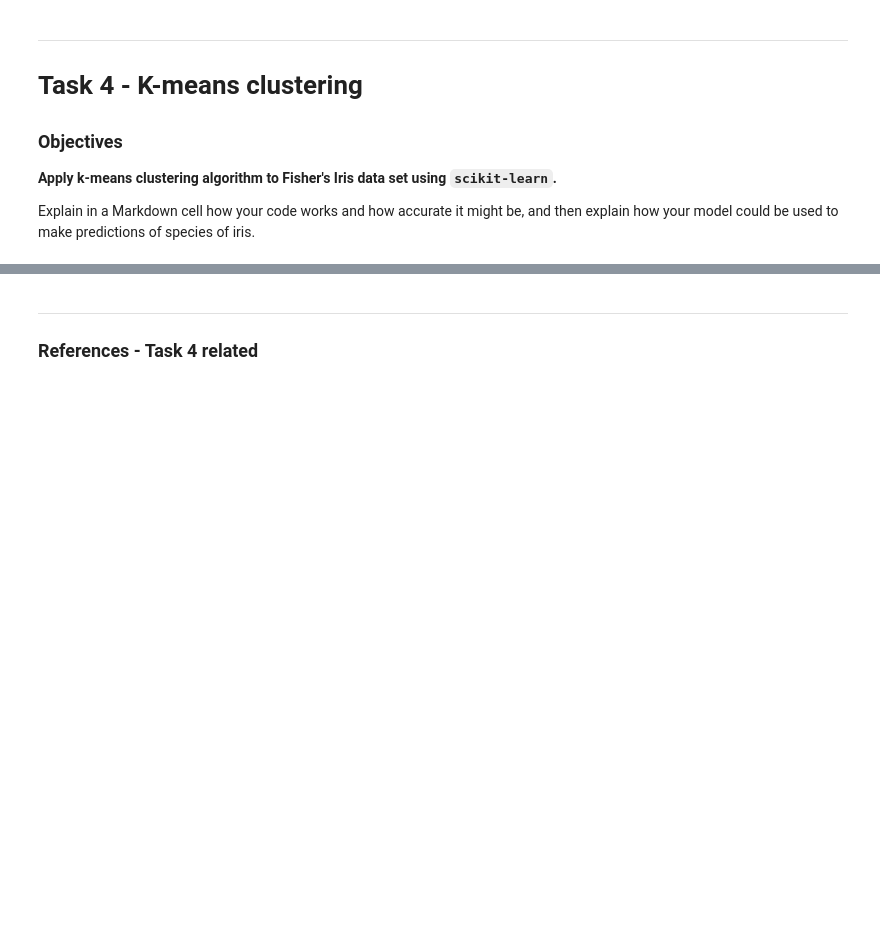
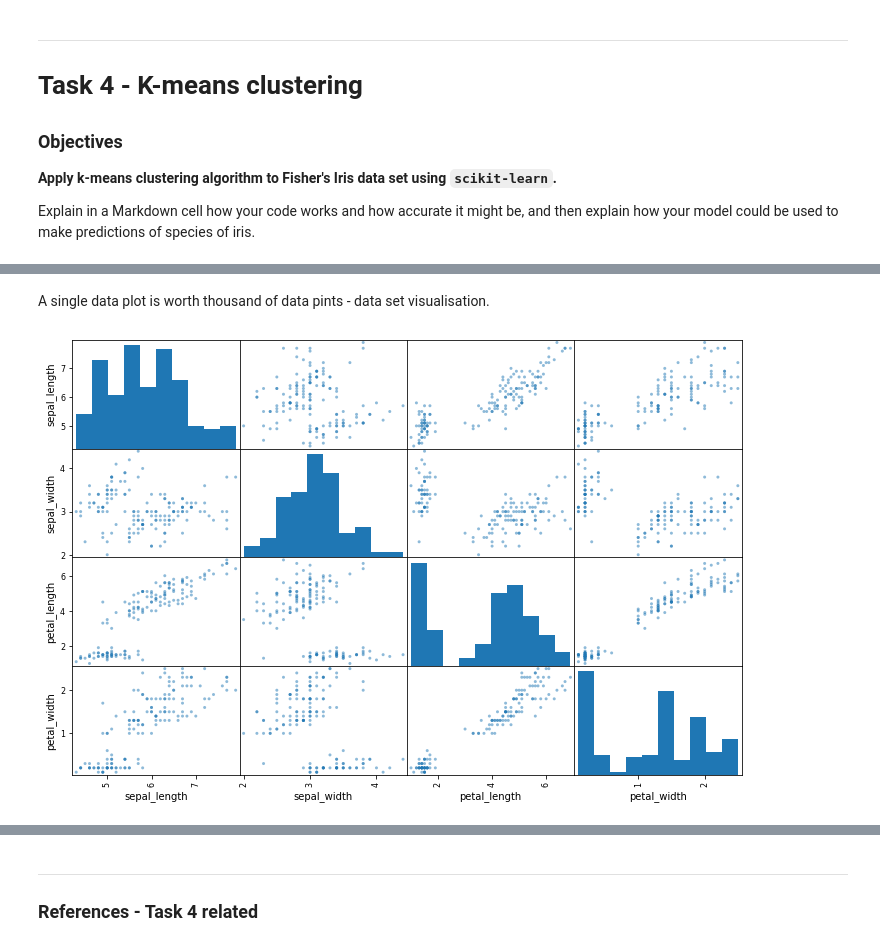
Before and after one commit to andkoc001/Machine-Learning-and-Statistics, a Jupyter notebook: MLaS-Tasks.ipynb, the cells around one changed output, grey strips where cells are left out. Drawn from its saved outputs; the diff is of its cells as text; code cells hidden in the pictures; blank space fills up the shorter version.

```diff
--- a/MLaS-Tasks.ipynb
+++ b/MLaS-Tasks.ipynb
@@ -616,0 +652,8 @@ iris
+# %% [markdown]
+A single data plot is worth thousand of data pints - data set visualisation.
+# %%
+# a glance into the data set plot
+pd.plotting.scatter_matrix(df,figsize=(12,8))
+plt.show()
+# %% [output]
+[figure, added]
```
Also changed, not shown: parts of 21 cells of this notebook.
